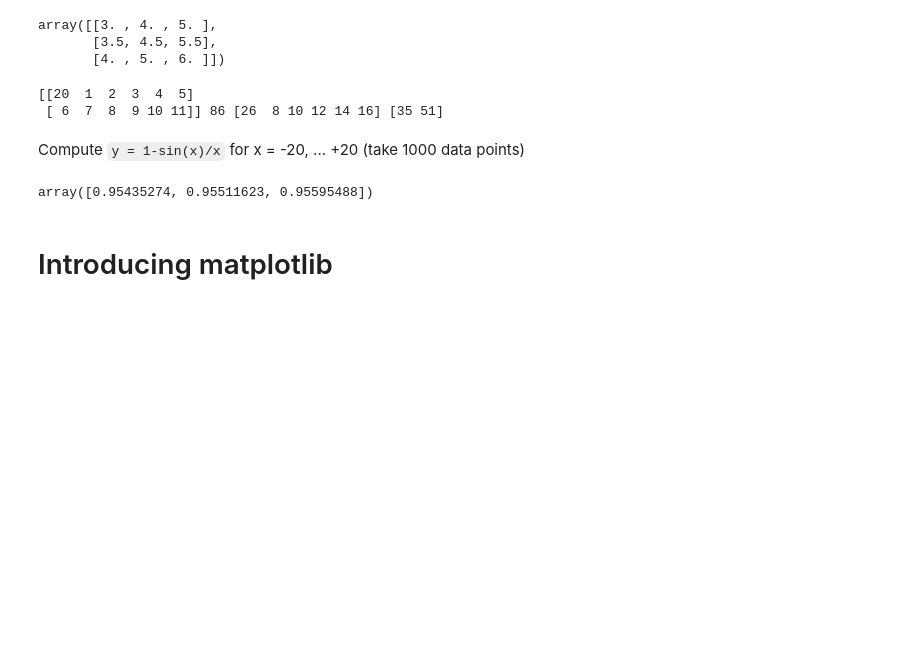
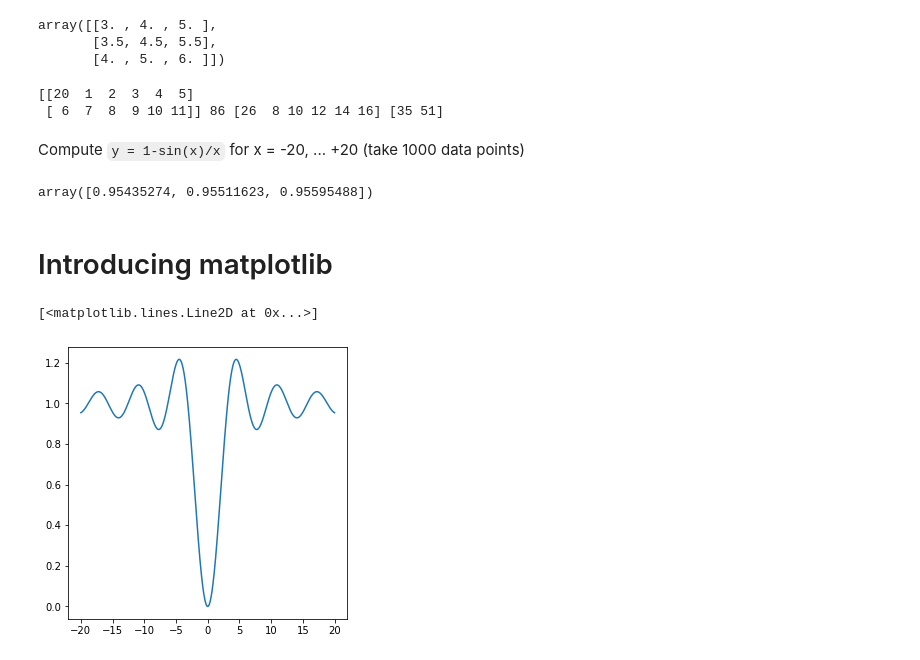
Before and after one commit to sunilsagar/Py-DayToDay, a Jupyter notebook: Module1/B2_24_25Sept/Day1.ipynb, the cells around one changed output. Cells and saved outputs as stored; diff of their text form; code cells hidden in the pictures; blank space fills up the shorter version.

```diff
--- a/Module1/B2_24_25Sept/Day1.ipynb
+++ b/Module1/B2_24_25Sept/Day1.ipynb
@@ -360,3 +360,8 @@ import matplotlib.pyplot as plt
 %matplotlib inline
 # %%
 fig, ax = plt.subplots(1,1, figsize=(5,5)) # nrows x ncols
+len(dir(fig)), len(dir(ax))
+ax.plot(x,y)
+# %% [output]
+[<matplotlib.lines.Line2D at 0x...>]
+[figure, added]
```
